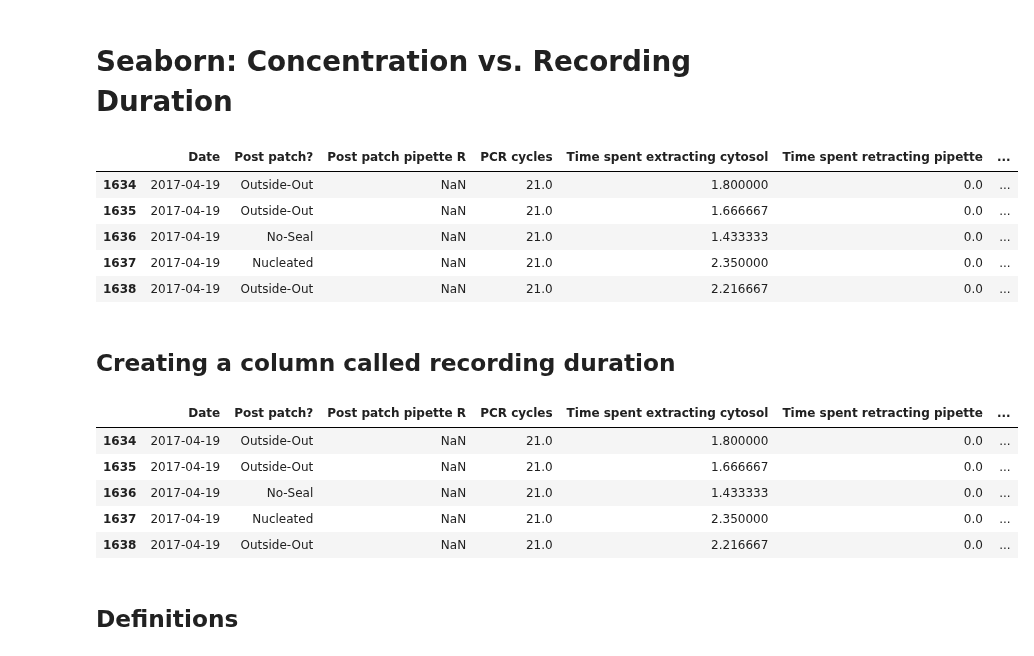
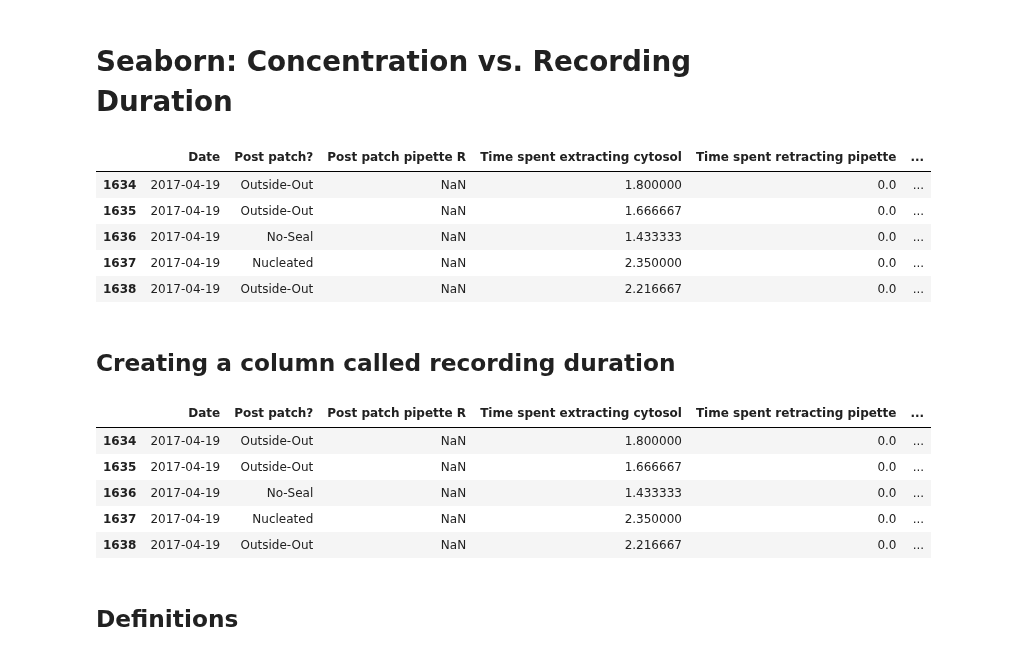
Before and after one commit to ru57y34nn/patchseq_gdoc_analysis, a Jupyter notebook: Ram/conc_vs_rec_duration_seaborn.ipynb, the cells around one changed output. Saved outputs shown, nothing was run; the diff lists cells and outputs as text; code cells hidden in the pictures.

```diff
--- a/Ram/conc_vs_rec_duration_seaborn.ipynb
+++ b/Ram/conc_vs_rec_duration_seaborn.ipynb
@@ -17,41 +17,44 @@ sns.set_style("white") #Sets the background for the plot
 # %%
 ps = pd.read_csv("patch_seq_log_mouse.csv")
 # %%
-initial =["Date", "Post patch?", "Post patch pipette R", "PCR cycles", "Time spent extracting cytosol",
-          "Time spent retracting pipette", "patch duration", "BA conc. >400 (pg/uL)", "SM_QC_PF", "Bad dates"]
+initial =["Date", "Post patch?", "Post patch pipette R", "Time spent extracting cytosol", "Time spent retracting pipette",
+          "patch duration", "BA conc. >400 (pg/uL)", "PCR cycles", "SM_QC_PF", "Bad dates"]
 ps = ps[initial]
 
-##Changing Date Format
+#Changing Date Format
 ps["Date"] = pd.to_datetime(ps["Date"], format = "%y%m%d")
 
 #Changing String to Numerical
 ps["Time spent extracting cytosol"] = pd.to_numeric(ps["Time spent extracting cytosol"].str.replace(' ',''), errors ='coerce')
 ps["patch duration"] = pd.to_numeric(ps["patch duration"].str.replace(' ',''), errors ='coerce')
 ps["BA conc. >400 (pg/uL)"] = pd.to_numeric(ps["BA conc. >400 (pg/uL)"].str.replace(' ',''), errors ='coerce')
 
 #Categories
+ps["Post patch?"] = ps["Post patch?"].astype("category")
 ps["PCR cycles"] = ps["PCR cycles"].astype("category")
 ps["SM_QC_PF"] = ps["SM_QC_PF"].astype("category")
+ps["Bad dates"] = ps["Bad dates"].astype("category")
 
 #Filtering Columns
 ps = ps[ps["PCR cycles"] == 21]      #Shows 21 pcr cycles
 ps = ps[ps["SM_QC_PF"] != "cnt"]     #Shows everything except cnt
 ps = ps[ps["Bad dates"] != "x"]      #Shows everthing except x
+ps = ps[ps["Time spent extracting cytosol"] <= 10]
 ps = ps[ps["BA conc. >400 (pg/uL)"] < 8000]
-ps = ps[ps["Time spent extracting cytosol"] <= 10]
 
 #Dropping blank columns
 ps = ps.drop("Bad dates", 1)
 ps["Time spent retracting pipette"] = ps["Time spent retracting pipette"].fillna(0)
-ps.dropna(subset = ["Time spent extracting cytosol", "patch duration"], inplace = True)
+ps.dropna(subset = ["Post patch?", "Time spent extracting cytosol", "Time spent retracting pipette",
+                    "patch duration", "BA conc. >400 (pg/uL)", "SM_QC_PF"], inplace = True)
 ps.head()
 # %% [output]
-|  | Date | Post patch? | Post patch pipette R | PCR cycles | Time spent extracting cytosol | Time spent retracting pipette | ... |
-| 1634 | 2017-04-19 | Outside-Out | NaN | 21.0 | 1.800000 | 0.0 | ... |
-| 1635 | 2017-04-19 | Outside-Out | NaN | 21.0 | 1.666667 | 0.0 | ... |
-| 1636 | 2017-04-19 | No-Seal | NaN | 21.0 | 1.433333 | 0.0 | ... |
-| 1637 | 2017-04-19 | Nucleated | NaN | 21.0 | 2.350000 | 0.0 | ... |
-| 1638 | 2017-04-19 | Outside-Out | NaN | 21.0 | 2.216667 | 0.0 | ... |
+|  | Date | Post patch? | Post patch pipette R | Time spent extracting cytosol | Time spent retracting pipette | ... |
+| 1634 | 2017-04-19 | Outside-Out | NaN | 1.800000 | 0.0 | ... |
+| 1635 | 2017-04-19 | Outside-Out | NaN | 1.666667 | 0.0 | ... |
+| 1636 | 2017-04-19 | No-Seal | NaN | 1.433333 | 0.0 | ... |
+| 1637 | 2017-04-19 | Nucleated | NaN | 2.350000 | 0.0 | ... |
+| 1638 | 2017-04-19 | Outside-Out | NaN | 2.216667 | 0.0 | ... |
 # %% [markdown]
 ## Creating a column called recording duration
 # %%
@@ -59,12 +62,12 @@ ps["recording duration"] = ps["patch duration"] - ps["Time spent extracting cyto
 ps = ps[ps["recording duration"] > 0] #Only shows postive values
 ps.head()
 # %% [output]
-|  | Date | Post patch? | Post patch pipette R | PCR cycles | Time spent extracting cytosol | Time spent retracting pipette | ... |
-| 1634 | 2017-04-19 | Outside-Out | NaN | 21.0 | 1.800000 | 0.0 | ... |
-| 1635 | 2017-04-19 | Outside-Out | NaN | 21.0 | 1.666667 | 0.0 | ... |
-| 1636 | 2017-04-19 | No-Seal | NaN | 21.0 | 1.433333 | 0.0 | ... |
-| 1637 | 2017-04-19 | Nucleated | NaN | 21.0 | 2.350000 | 0.0 | ... |
-| 1638 | 2017-04-19 | Outside-Out | NaN | 21.0 | 2.216667 | 0.0 | ... |
+|  | Date | Post patch? | Post patch pipette R | Time spent extracting cytosol | Time spent retracting pipette | ... |
+| 1634 | 2017-04-19 | Outside-Out | NaN | 1.800000 | 0.0 | ... |
+| 1635 | 2017-04-19 | Outside-Out | NaN | 1.666667 | 0.0 | ... |
+| 1636 | 2017-04-19 | No-Seal | NaN | 1.433333 | 0.0 | ... |
+| 1637 | 2017-04-19 | Nucleated | NaN | 2.350000 | 0.0 | ... |
+| 1638 | 2017-04-19 | Outside-Out | NaN | 2.216667 | 0.0 | ... |
 # %% [markdown]
 ## Definitions
 # %%
```
Also changed, not shown: parts of 2 cells of this notebook, 3 other files.
